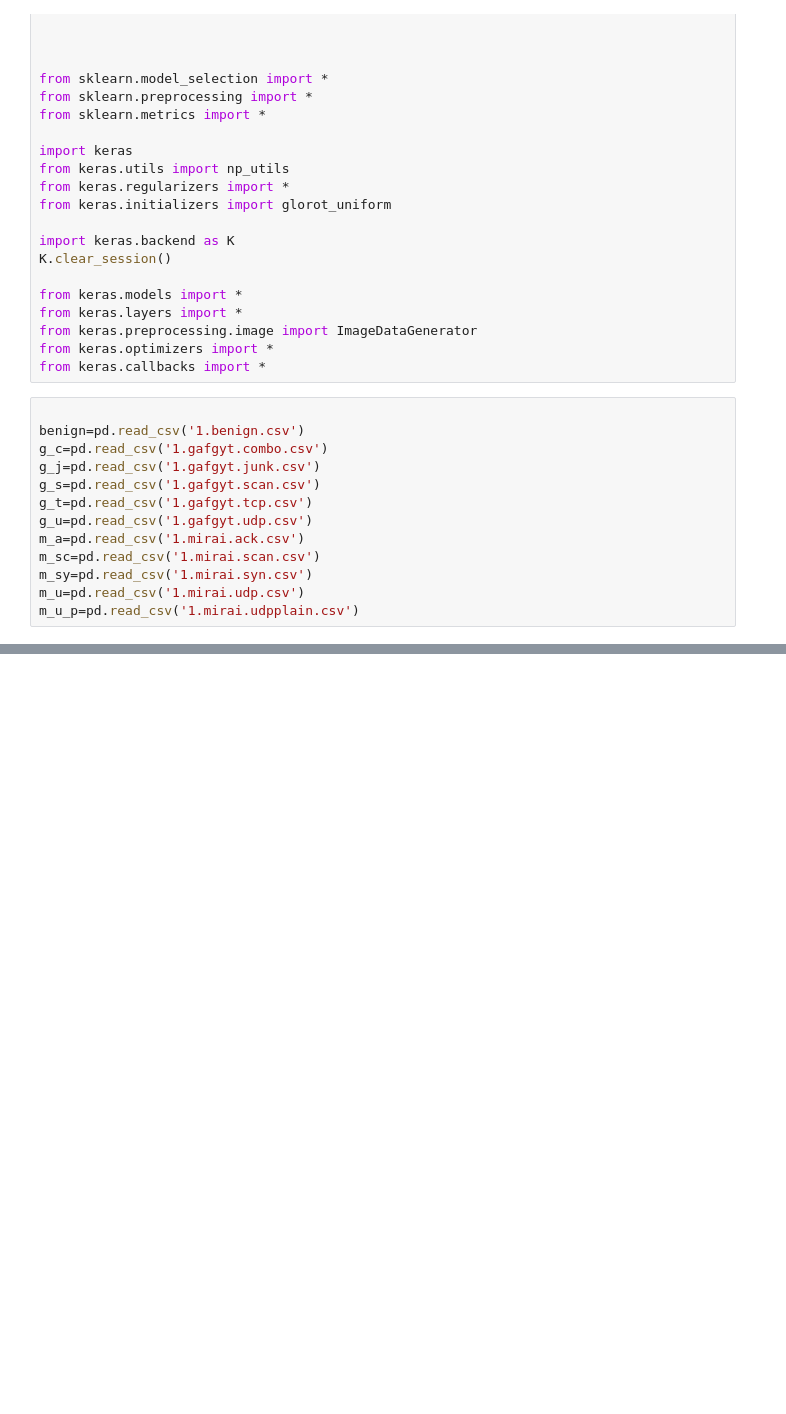
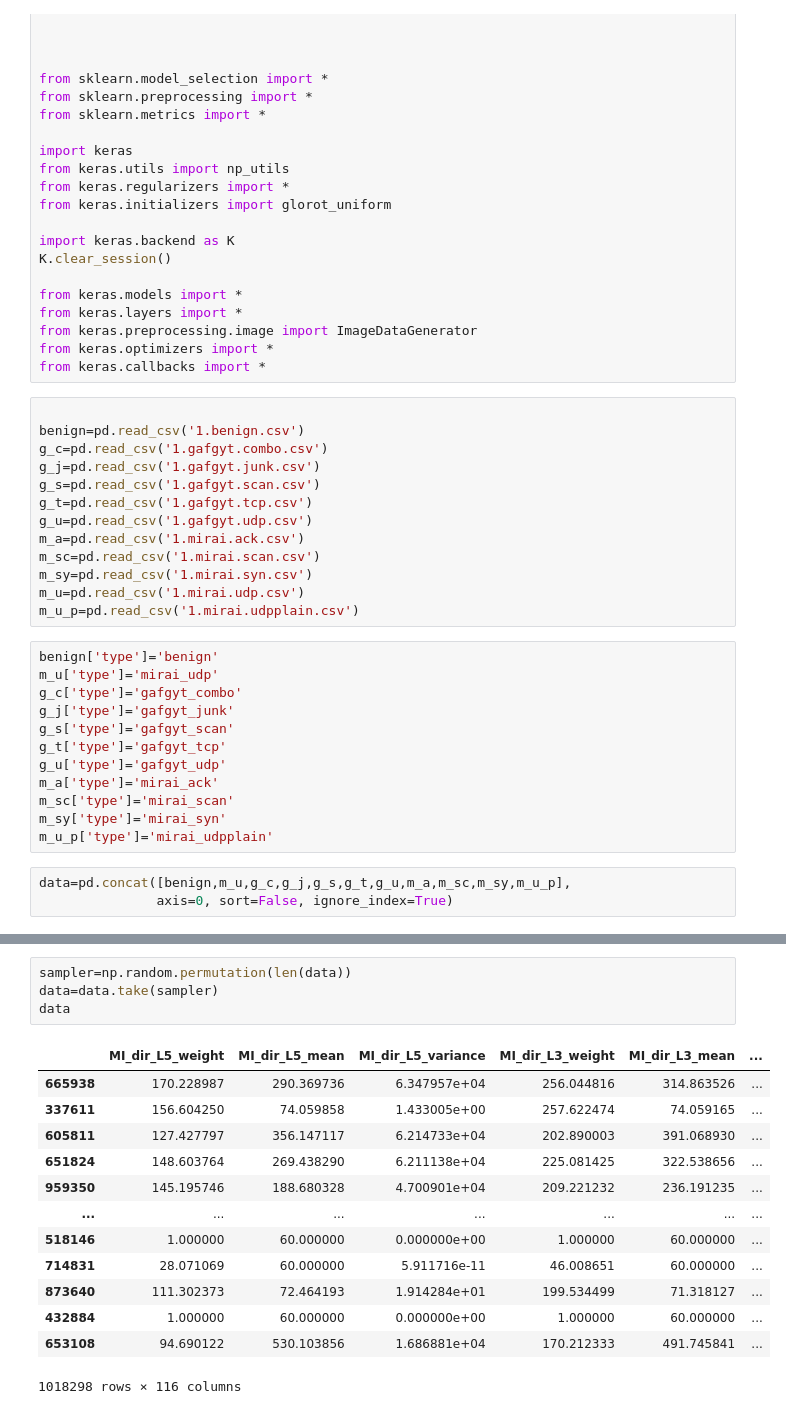
Before and after one commit to yasinicl/IoT-Intrusion-Detection, a Jupyter notebook: cnn+lstm.ipynb, the cells around one changed output, grey strips where cells are left out. Drawn from its saved outputs; the diff is of its cells as text; blank space fills up the shorter version.

```diff
--- a/cnn+lstm.ipynb
+++ b/cnn+lstm.ipynb
@@ -43,3 +43,18 @@ m_sc=pd.read_csv('1.mirai.scan.csv')
 m_sy=pd.read_csv('1.mirai.syn.csv')
 m_u=pd.read_csv('1.mirai.udp.csv')
 m_u_p=pd.read_csv('1.mirai.udpplain.csv')
+# %%
+benign['type']='benign'
+m_u['type']='mirai_udp'
+g_c['type']='gafgyt_combo'
+g_j['type']='gafgyt_junk'
+g_s['type']='gafgyt_scan'
+g_t['type']='gafgyt_tcp'
+g_u['type']='gafgyt_udp'
+m_a['type']='mirai_ack'
+m_sc['type']='mirai_scan'
+m_sy['type']='mirai_syn'
+m_u_p['type']='mirai_udpplain'
+# %%
+data=pd.concat([benign,m_u,g_c,g_j,g_s,g_t,g_u,m_a,m_sc,m_sy,m_u_p],
+               axis=0, sort=False, ignore_index=True)
@@ -45,0 +77,18 @@ m_u_p=pd.read_csv('1.mirai.udpplain.csv')
+# %%
+sampler=np.random.permutation(len(data))
+data=data.take(sampler)
+data
+# %% [output]
+|  | MI_dir_L5_weight | MI_dir_L5_mean | MI_dir_L5_variance | MI_dir_L3_weight | MI_dir_L3_mean | ... |
+| 665938 | 170.228987 | 290.369736 | 6.347957e+04 | 256.044816 | 314.863526 | ... |
+| 337611 | 156.604250 | 74.059858 | 1.433005e+00 | 257.622474 | 74.059165 | ... |
+| 605811 | 127.427797 | 356.147117 | 6.214733e+04 | 202.890003 | 391.068930 | ... |
+| 651824 | 148.603764 | 269.438290 | 6.211138e+04 | 225.081425 | 322.538656 | ... |
+| 959350 | 145.195746 | 188.680328 | 4.700901e+04 | 209.221232 | 236.191235 | ... |
+| ... | ... | ... | ... | ... | ... | ... |
+| 518146 | 1.000000 | 60.000000 | 0.000000e+00 | 1.000000 | 60.000000 | ... |
+| 714831 | 28.071069 | 60.000000 | 5.911716e-11 | 46.008651 | 60.000000 | ... |
+| 873640 | 111.302373 | 72.464193 | 1.914284e+01 | 199.534499 | 71.318127 | ... |
+| 432884 | 1.000000 | 60.000000 | 0.000000e+00 | 1.000000 | 60.000000 | ... |
+| 653108 | 94.690122 | 530.103856 | 1.686881e+04 | 170.212333 | 491.745841 | ... |
+1018298 rows × 116 columns
```
Also changed, not shown: parts of 9 cells of this notebook.
